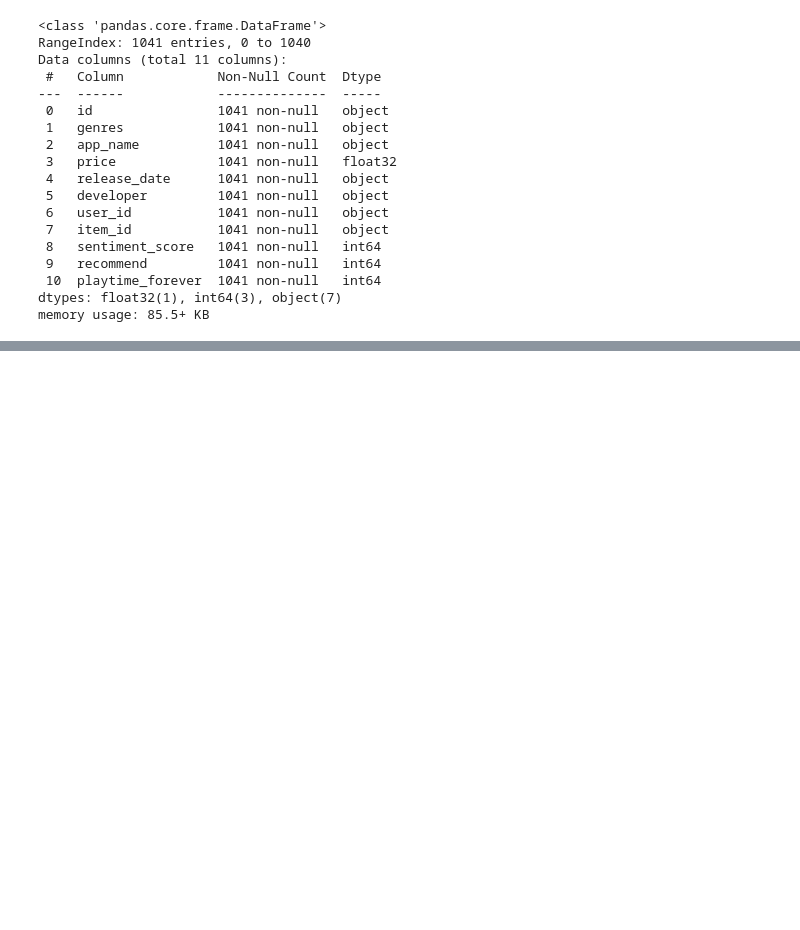
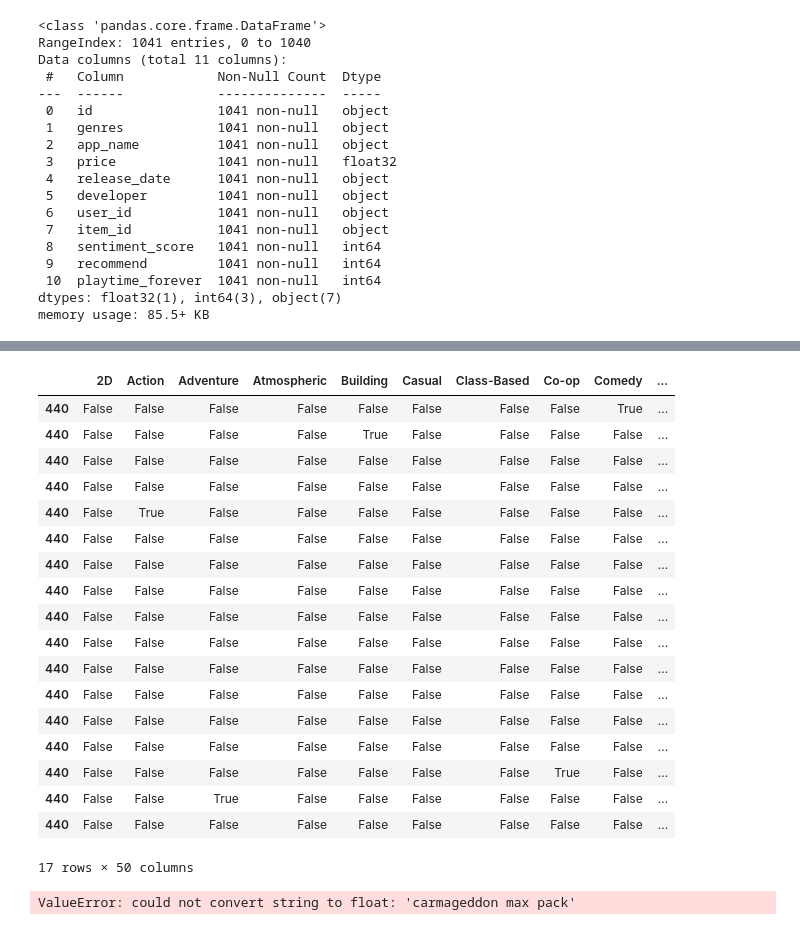
Before and after one commit to Paniceres/PI_ML_OPS, a Jupyter notebook: ETL_EDA/EDA.ipynb, the cells around one changed output, grey strips where cells are left out. Drawn from its saved outputs; the diff is of its cells as text; code cells hidden in the pictures; blank space fills up the shorter version.

```diff
--- a/ETL_EDA/EDA.ipynb
+++ b/ETL_EDA/EDA.ipynb
@@ -451,10 +381,0 @@ df_encoded = pd.get_dummies(df_encoded_exploded, columns=['top_genres'])
-# %%
-df['recommend'] = df['recommend'].astype(int)
-
-# Selecciona solo las columnas numéricas
-numeric_df = df.select_dtypes(include=[np.number])
-
-# Calcula la correlación y crea el heatmap
-corr = numeric_df.corr()
-sns.heatmap(corr, annot=True, cmap='coolwarm')
-plt.show()
@@ -480,0 +541,53 @@ NameError: name 'review1' is not defined
+# %%
+from sklearn.metrics.pairwise import cosine_similarity
+
+# Lista de columnas de géneros
+genre_cols = ['2D', 'Action', 'Adventure', 'Atmospheric', 'Building', 'Casual', 'Class-Based', 'Co-op', 'Comedy',
+              'Competitive', 'Crafting', 'Difficult', 'Exploration', 'FPS', 'Fast-Paced', 'First-Person',
+              'Free to Play', 'Funny', 'Gore', 'Great Soundtrack', 'Horror', 'Indie', 'Massively Multiplayer',
+              'Military', 'Moddable', 'Multiplayer', 'Online Co-Op', 'Open World', 'Post-apocalyptic', 'PvP',
+              'RPG', 'Realistic', 'Replay Value', 'Robots', 'Sandbox', 'Sci-fi', 'Shooter', 'Simulation',
+              'Singleplayer', 'Story Rich', 'Strategy', 'Survival', 'Survival Horror', 'Tactical', 'Team-Based',
+              'Third Person', 'Third-Person Shooter', 'Trading', 'War', 'Zombies']
+
+def recomendacion_juego(df_dummies, product_id, k=5):
+    # Asegúrate de que product_id está en el índice del DataFrame
+    if product_id not in df_dummies.index:
+        raise ValueError(f"Product ID {product_id} not found in DataFrame index.")
+
+    # Obtiene las características del juego dado
+    product_features = df_dummies.loc[product_id, genre_cols].values.reshape(1, -1)
+
+    # Calcula la similitud del coseno entre el juego dado y todos los demás
+    similarities = cosine_similarity(df_dummies.loc[:, genre_cols], product_features).flatten()
+
+    # Crea una serie con las similitudes
+    similarity_series = pd.Series(similarities, index=df_dummies.index)
+
+    # Ordena los juegos por similitud y toma los primeros k
+    top_k = similarity_series.sort_values(ascending=False).head(k+1).iloc[1:]
+
+    # Devuelve los IDs de los juegos recomendados
+    return top_k.index.tolist()
+# %%
+df_dummies.loc[440, genre_cols]
+# %% [output]
+|  | 2D | Action | Adventure | Atmospheric | Building | Casual | Class-Based | Co-op | Comedy | ... |
+| 440 | False | False | False | False | False | False | False | False | True | ... |
+| 440 | False | False | False | False | True | False | False | False | False | ... |
+| 440 | False | False | False | False | False | False | False | False | False | ... |
+| 440 | False | False | False | False | False | False | False | False | False | ... |
+| 440 | False | True | False | False | False | False | False | False | False | ... |
+| 440 | False | False | False | False | False | False | False | False | False | ... |
+| 440 | False | False | False | False | False | False | False | False | False | ... |
+| 440 | False | False | False | False | False | False | False | False | False | ... |
+| 440 | False | False | False | False | False | False | False | False | False | ... |
+| 440 | False | False | False | False | False | False | False | False | False | ... |
+| 440 | False | False | False | False | False | False | False | False | False | ... |
+| 440 | False | False | False | False | False | False | False | False | False | ... |
+| 440 | False | False | False | False | False | False | False | False | False | ... |
+| 440 | False | False | False | False | False | False | False | False | False | ... |
+| 440 | False | False | False | False | False | False | False | True | False | ... |
+| 440 | False | False | True | False | False | False | False | False | False | ... |
+| 440 | False | False | False | False | False | False | False | False | False | ... |
+17 rows × 50 columns
@@ -480,0 +662,5 @@ NameError: name 'review1' is not defined
+# %%
+recomendations = game_recommendation(df_dummies, 440)
+print(recomendations)
+# %% [output]
+ValueError: could not convert string to float: 'carmageddon max pack'
```
Also changed, not shown: parts of 32 cells of this notebook, 1 other file.
